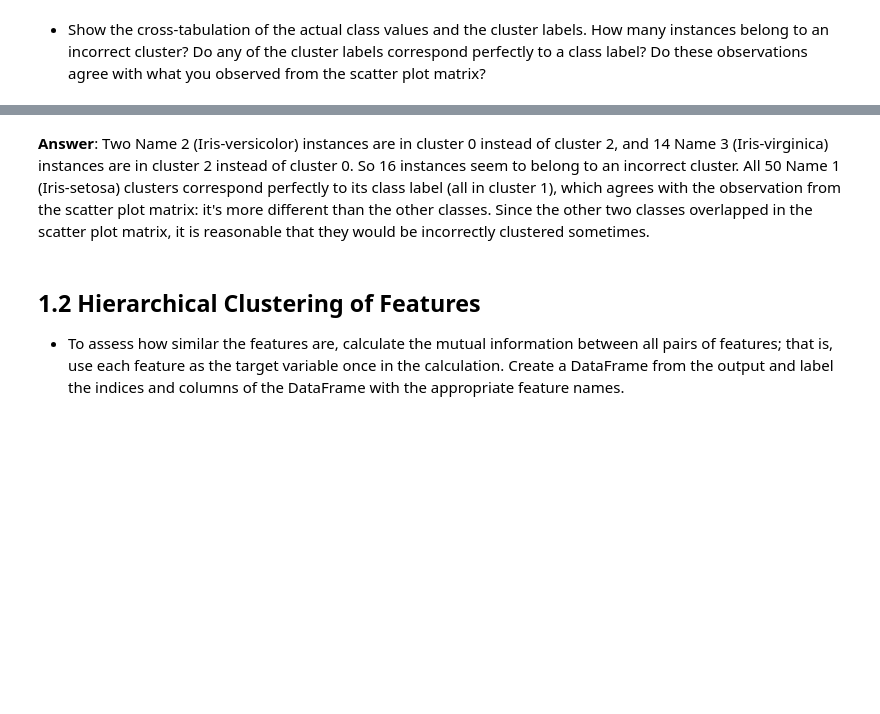
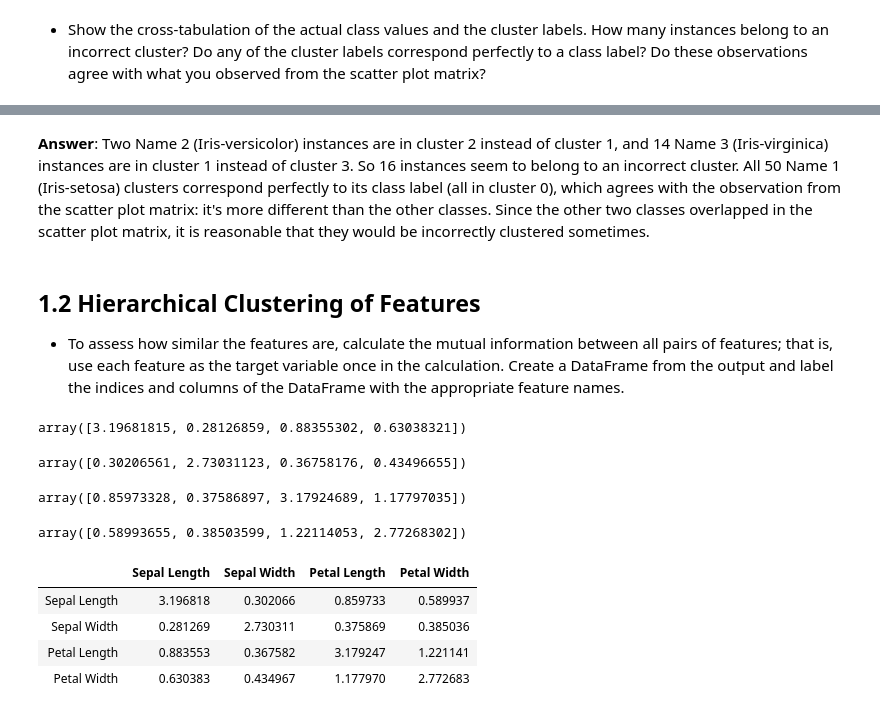
Before and after one commit to run-cmw/data-mining-practice, a Jupyter notebook: assignment4-wells.ipynb, the cells around one changed output, grey strips where cells are left out. Drawn from its saved outputs; the diff is of its cells as text; code cells hidden in the pictures; blank space fills up the shorter version.

```diff
--- a/assignment4-wells.ipynb
+++ b/assignment4-wells.ipynb
@@ -118,7 +118,51 @@ pd.crosstab(df['Name'], model.labels_)
 # %% [markdown]
-**Answer**: Two Name 2 (Iris-versicolor) instances are in cluster 0 instead of cluster 2, and 14 Name 3 (Iris-virginica) instances are in cluster 2 instead of cluster 0. So 16 instances seem to belong to an incorrect cluster. All 50 Name 1 (Iris-setosa) clusters correspond perfectly to its class label (all in cluster 1), which agrees with the observation from the scatter plot matrix: it's more different than the other classes. Since the other two classes overlapped in the scatter plot matrix, it is reasonable that they would be incorrectly clustered sometimes.
+**Answer**: Two Name 2 (Iris-versicolor) instances are in cluster 2 instead of cluster 1, and 14 Name 3 (Iris-virginica) instances are in cluster 1 instead of cluster 3. So 16 instances seem to belong to an incorrect cluster. All 50 Name 1 (Iris-setosa) clusters correspond perfectly to its class label (all in cluster 0), which agrees with the observation from the scatter plot matrix: it's more different than the other classes. Since the other two classes overlapped in the scatter plot matrix, it is reasonable that they would be incorrectly clustered sometimes.
 # %% [markdown]
 ## 1.2 Hierarchical Clustering of Features
 
 - To assess how similar the features are, calculate the mutual information between all pairs of features; that is, use each feature as the target variable once in the calculation. Create a DataFrame from the output and label the indices and columns of the DataFrame with the appropriate feature names.
+# %%
+from sklearn.feature_selection import mutual_info_regression
+# "Sepal Length", "Sepal Width", "Petal Length", "Petal Width",
+
+X = df_features
+y = df_features['Sepal Length']
+mi_sepal_length = mutual_info_regression(X, y)
+mi_sepal_length
+# %% [output]
+array([3.19681815, 0.28126859, 0.88355302, 0.63038321])
+# %%
+y = df_features['Sepal Width']
+mi_sepal_width = mutual_info_regression(X, y)
+mi_sepal_width
+# %% [output]
+array([0.30206561, 2.73031123, 0.36758176, 0.43496655])
+# %%
+y = df_features['Petal Length']
+mi_petal_length = mutual_info_regression(X, y)
+mi_petal_length
+# %% [output]
+array([0.85973328, 0.37586897, 3.17924689, 1.17797035])
+# %%
+y = df_features['Petal Width']
+mi_petal_width = mutual_info_regression(X, y)
+mi_petal_width
+# %% [output]
+array([0.58993655, 0.38503599, 1.22114053, 2.77268302])
+# %%
+# Assign feature names to a var
+col_names = list(df_features.columns)
+col_names
+# Assign names to mi data with dictionary
+col_data = {col_names[0]: mi_sepal_length, col_names[1]: mi_sepal_width,
+            col_names[2]: mi_petal_length, col_names[3]: mi_petal_width}
+# Make DataFrame
+mi_df = pd.DataFrame(col_data, index=col_names)
+mi_df
+# %% [output]
+|  | Sepal Length | Sepal Width | Petal Length | Petal Width |
+| Sepal Length | 3.196818 | 0.302066 | 0.859733 | 0.589937 |
+| Sepal Width | 0.281269 | 2.730311 | 0.375869 | 0.385036 |
+| Petal Length | 0.883553 | 0.367582 | 3.179247 | 1.221141 |
+| Petal Width | 0.630383 | 0.434967 | 1.177970 | 2.772683 |
 # %% [markdown]
```
Also changed, not shown: parts of 8 cells of this notebook.
